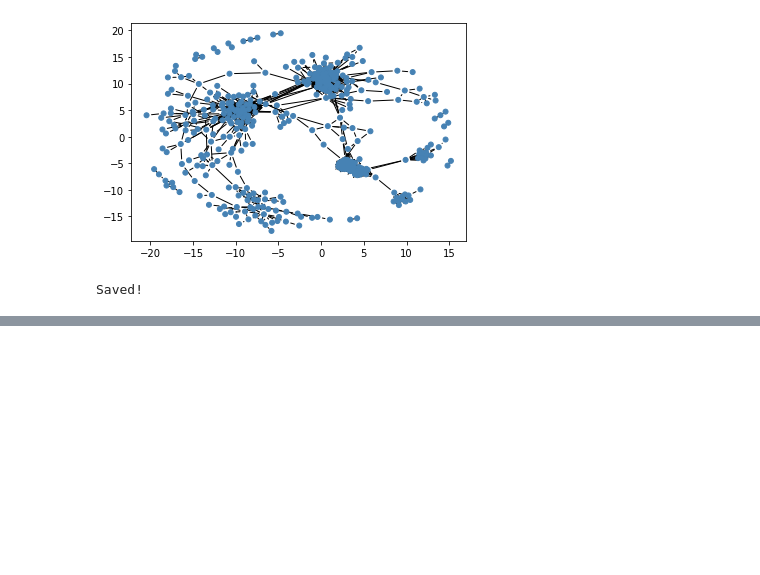
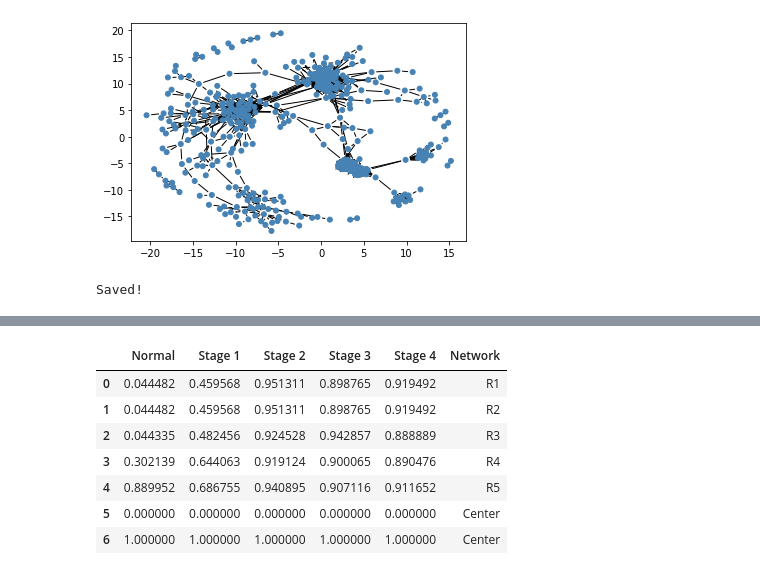
Before and after one commit to colombelli/gat-cancer-staging, a Jupyter notebook: notebooks/viz nets.ipynb, the cells around one changed output, grey strips where cells are left out. Saved outputs shown, nothing was run; the diff lists cells and outputs as text; code cells hidden in the pictures; blank space fills up the shorter version.

```diff
--- a/notebooks/viz nets.ipynb
+++ b/notebooks/viz nets.ipynb
@@ -250,0 +295,11 @@ ips
+# %%
+ce_df
+# %% [output]
+|  | Normal | Stage 1 | Stage 2 | Stage 3 | Stage 4 | Network |
+| 0 | 0.044482 | 0.459568 | 0.951311 | 0.898765 | 0.919492 | R1 |
+| 1 | 0.044482 | 0.459568 | 0.951311 | 0.898765 | 0.919492 | R2 |
+| 2 | 0.044335 | 0.482456 | 0.924528 | 0.942857 | 0.888889 | R3 |
+| 3 | 0.302139 | 0.644063 | 0.919124 | 0.900065 | 0.890476 | R4 |
+| 4 | 0.889952 | 0.686755 | 0.940895 | 0.907116 | 0.911652 | R5 |
+| 5 | 0.000000 | 0.000000 | 0.000000 | 0.000000 | 0.000000 | Center |
+| 6 | 1.000000 | 1.000000 | 1.000000 | 1.000000 | 1.000000 | Center |
```
Also changed, not shown: parts of 18 cells of this notebook.
